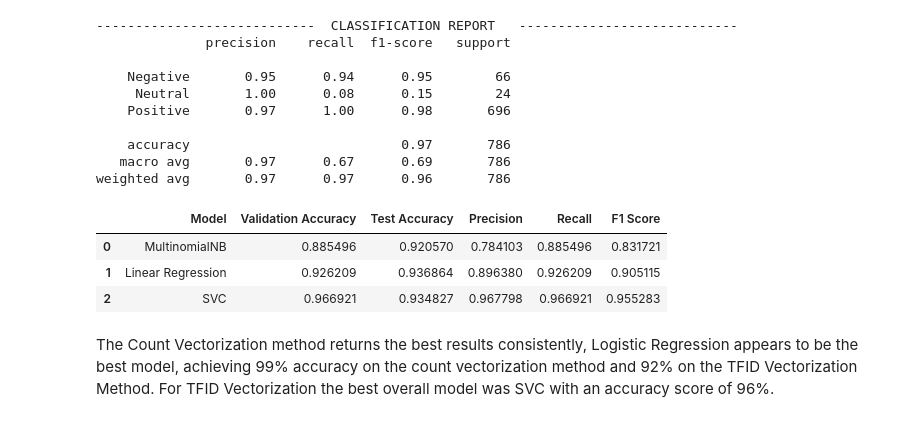
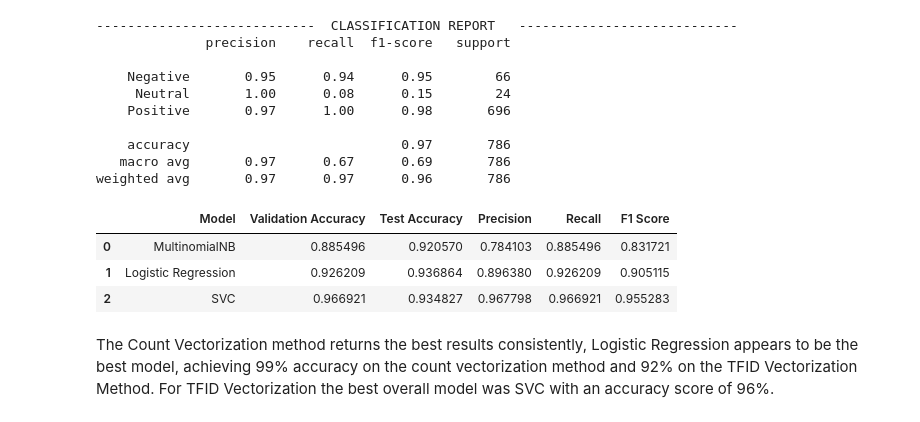
Before and after one commit to AutomationKay/Data-Science-, a Jupyter notebook: Amazon Review Sentiment Analysis/notebooks/Reviews.ipynb, the cells around one changed output. Drawn from its saved outputs; the diff is of its cells as text; code cells hidden in the pictures.

```diff
--- a/Amazon Review Sentiment Analysis/notebooks/Reviews.ipynb
+++ b/Amazon Review Sentiment Analysis/notebooks/Reviews.ipynb
@@ -772,21 +772,21 @@ F1 Score: 0.9552830991477212
 weighted avg       0.97      0.97      0.96       786
 # %%
 results_2 = {
-    'Model': ['MultinomialNB', 'Linear Regression', 'SVC'],
+    'Model': ['MultinomialNB', 'Logistic Regression', 'SVC'],
     'Validation Accuracy': [accuracy_nb_2, accuracy_lr_2, accuracy_svm_2],
     'Test Accuracy': [test_accuracy_nb_2, test_accuracy_lr_2, test_accuracy_svm_2],
     'Precision': [precision_nb_2, precision_lr_2, precision_svm_2],
     'Recall': [recall_nb_2, recall_lr_2, recall_svm_2],
     'F1 Score': [f1_nb_2, f1_lr_2, f1_svm_2],
 
 }
 tfid_vector_summary = pd.DataFrame(results_2)
 tfid_vector_summary.style.highlight_max(subset = ['Validation Accuracy', 'Precision', 'Test Accuracy', 'Recall', 'F1 Score'],
                        color = 'green', axis = 0)
 # %% [output]
 |  | Model | Validation Accuracy | Test Accuracy | Precision | Recall | F1 Score |
 | 0 | MultinomialNB | 0.885496 | 0.920570 | 0.784103 | 0.885496 | 0.831721 |
-| 1 | Linear Regression | 0.926209 | 0.936864 | 0.896380 | 0.926209 | 0.905115 |
+| 1 | Logistic Regression | 0.926209 | 0.936864 | 0.896380 | 0.926209 | 0.905115 |
 | 2 | SVC | 0.966921 | 0.934827 | 0.967798 | 0.966921 | 0.955283 |
 # %% [markdown]
 The Count Vectorization method returns the best results consistently, Logistic Regression appears to be the best model, achieving 99% accuracy on the count vectorization method and 92% on the TFID Vectorization Method. For TFID Vectorization the best overall model was SVC with an accuracy score of 96%.
```
Also changed, not shown: parts of 4 cells of this notebook, 6 other files.
